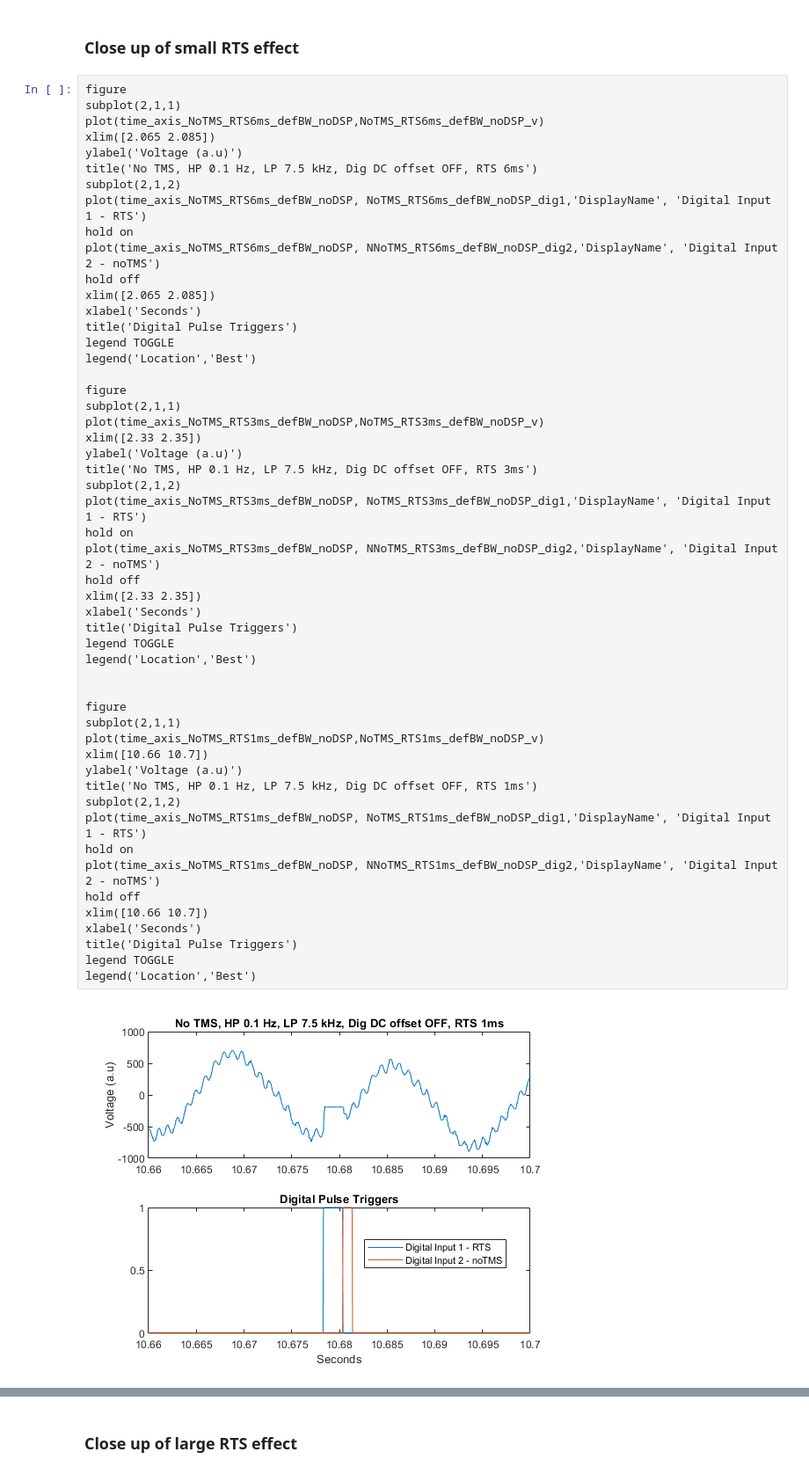
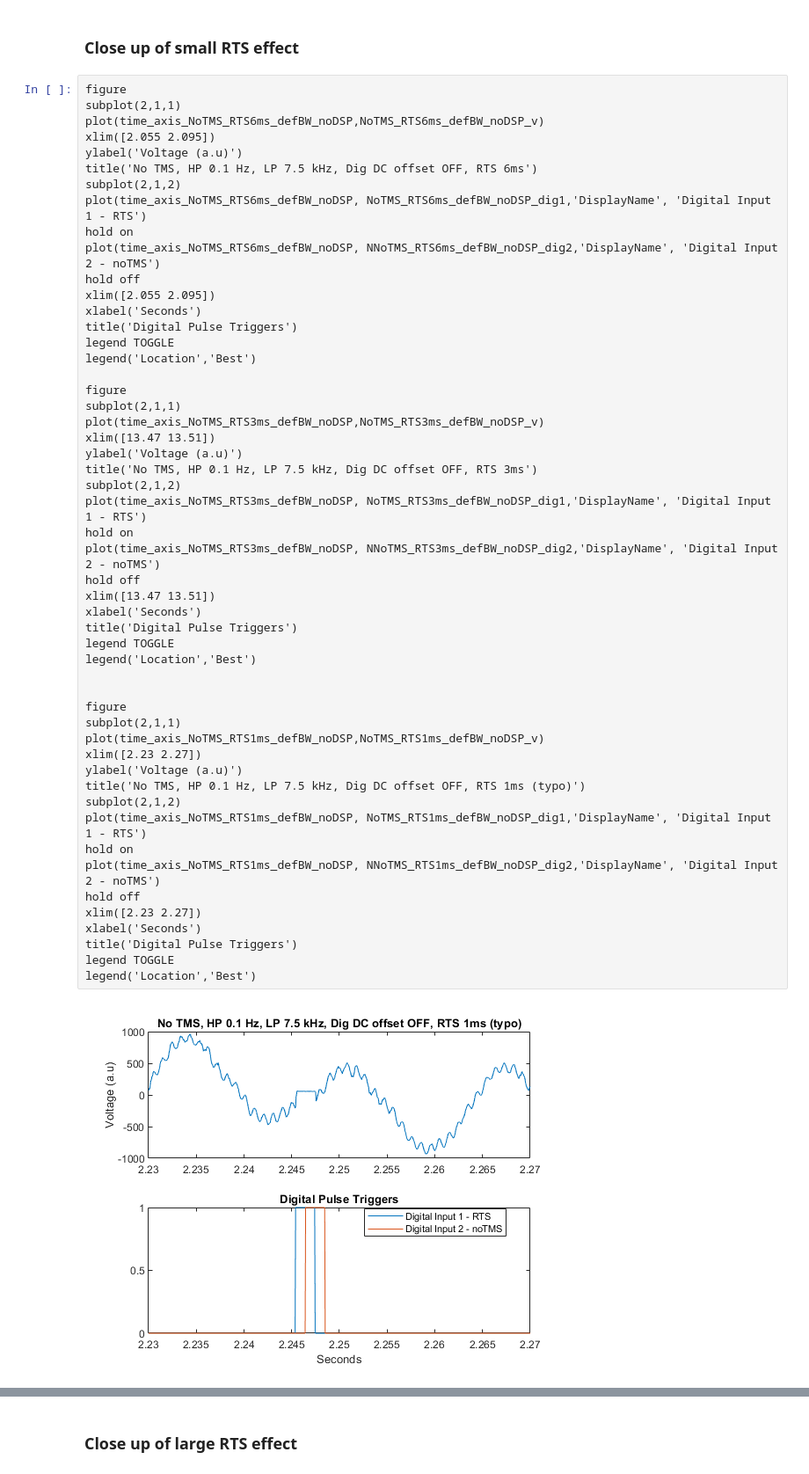
Before and after one commit to platt-labs/TNI_phantom_tests, a Jupyter notebook: IntanPlexonPhantomTests_20190621.ipynb, the cells around one changed output, grey strips where cells are left out. Shown at 88% size. Saved outputs shown, nothing was run; the diff lists cells and outputs as text.

```diff
--- a/IntanPlexonPhantomTests_20190621.ipynb
+++ b/IntanPlexonPhantomTests_20190621.ipynb
@@ -434,7 +434,7 @@ title('Digital Pulse Triggers')
 figure
 subplot(2,1,1)
 plot(time_axis_NoTMS_RTS6ms_defBW_noDSP,NoTMS_RTS6ms_defBW_noDSP_v)
-xlim([2.065 2.085])
+xlim([2.055 2.095])
 ylabel('Voltage (a.u)')
 title('No TMS, HP 0.1 Hz, LP 7.5 kHz, Dig DC offset OFF, RTS 6ms')
 subplot(2,1,2)
@@ -442,7 +442,7 @@ plot(time_axis_NoTMS_RTS6ms_defBW_noDSP, NoTMS_RTS6ms_defBW_noDSP_dig1,'DisplayN
 hold on
 plot(time_axis_NoTMS_RTS6ms_defBW_noDSP, NNoTMS_RTS6ms_defBW_noDSP_dig2,'DisplayName', 'Digital Input 2 - noTMS')
 hold off
-xlim([2.065 2.085])
+xlim([2.055 2.095])
 xlabel('Seconds')
 title('Digital Pulse Triggers')
 legend TOGGLE
@@ -451,36 +451,36 @@ legend('Location','Best')
 figure
 subplot(2,1,1)
 plot(time_axis_NoTMS_RTS3ms_defBW_noDSP,NoTMS_RTS3ms_defBW_noDSP_v)
-xlim([2.33 2.35])
+xlim([13.47 13.51])
 ylabel('Voltage (a.u)')
 title('No TMS, HP 0.1 Hz, LP 7.5 kHz, Dig DC offset OFF, RTS 3ms')
 subplot(2,1,2)
 plot(time_axis_NoTMS_RTS3ms_defBW_noDSP, NoTMS_RTS3ms_defBW_noDSP_dig1,'DisplayName', 'Digital Input 1 - RTS')
 hold on
 plot(time_axis_NoTMS_RTS3ms_defBW_noDSP, NNoTMS_RTS3ms_defBW_noDSP_dig2,'DisplayName', 'Digital Input 2 - noTMS')
 hold off
-xlim([2.33 2.35])
+xlim([13.47 13.51])
 xlabel('Seconds')
 title('Digital Pulse Triggers')
 legend TOGGLE
 legend('Location','Best')
 
 
 figure
 subplot(2,1,1)
 plot(time_axis_NoTMS_RTS1ms_defBW_noDSP,NoTMS_RTS1ms_defBW_noDSP_v)
-xlim([10.66 10.7])
+xlim([2.23 2.27])
 ylabel('Voltage (a.u)')
-title('No TMS, HP 0.1 Hz, LP 7.5 kHz, Dig DC offset OFF, RTS 1ms')
+title('No TMS, HP 0.1 Hz, LP 7.5 kHz, Dig DC offset OFF, RTS 1ms (typo)')
 subplot(2,1,2)
 plot(time_axis_NoTMS_RTS1ms_defBW_noDSP, NoTMS_RTS1ms_defBW_noDSP_dig1,'DisplayName', 'Digital Input 1 - RTS')
 hold on
 plot(time_axis_NoTMS_RTS1ms_defBW_noDSP, NNoTMS_RTS1ms_defBW_noDSP_dig2,'DisplayName', 'Digital Input 2 - noTMS')
 hold off
-xlim([10.66 10.7])
+xlim([2.23 2.27])
 xlabel('Seconds')
 title('Digital Pulse Triggers')
 legend TOGGLE
 legend('Location','Best')
 # %% [output]
-[figure, old version]
+[figure, new version]
```
Also changed, not shown: parts of 19 cells of this notebook.
